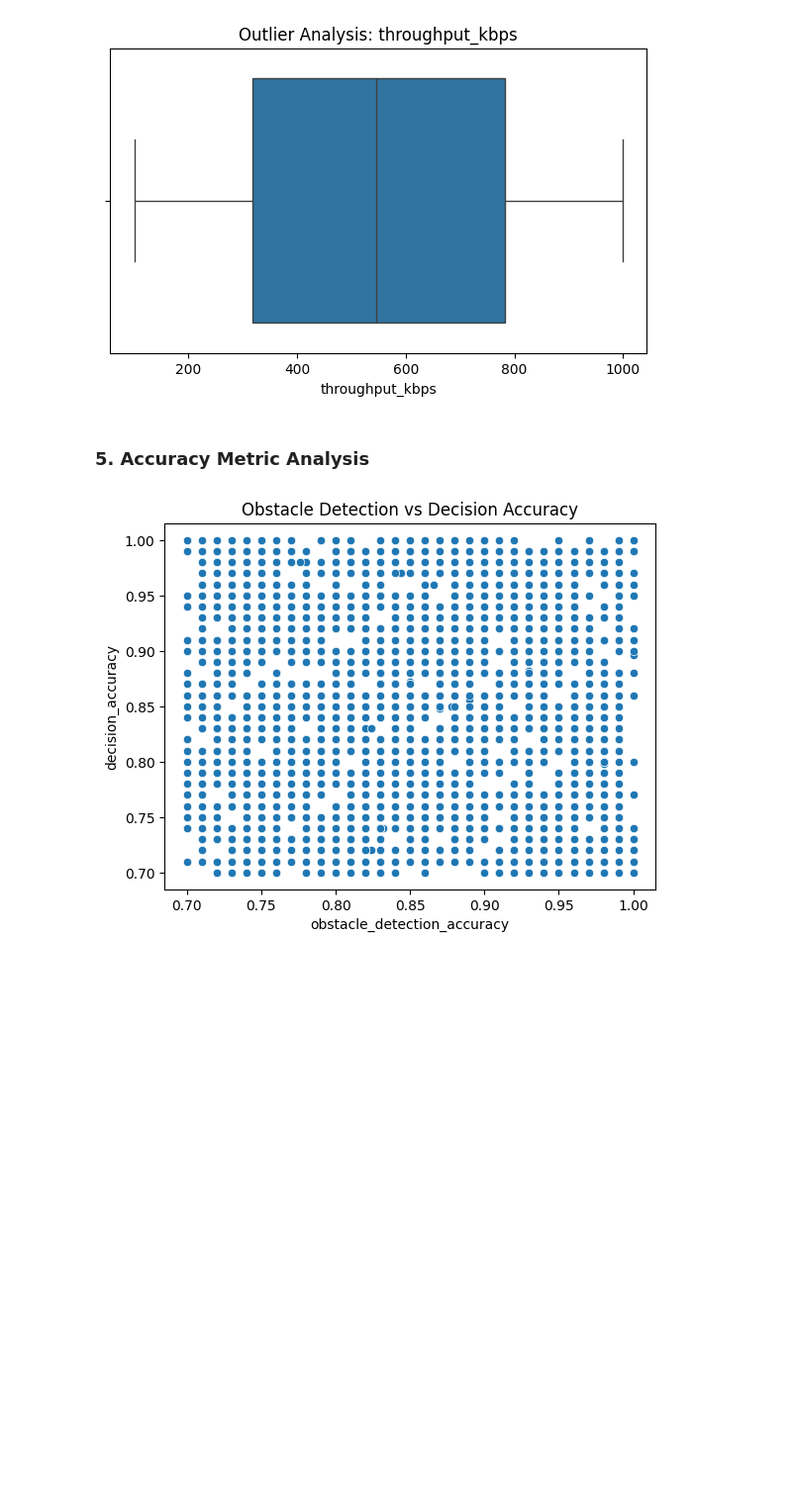
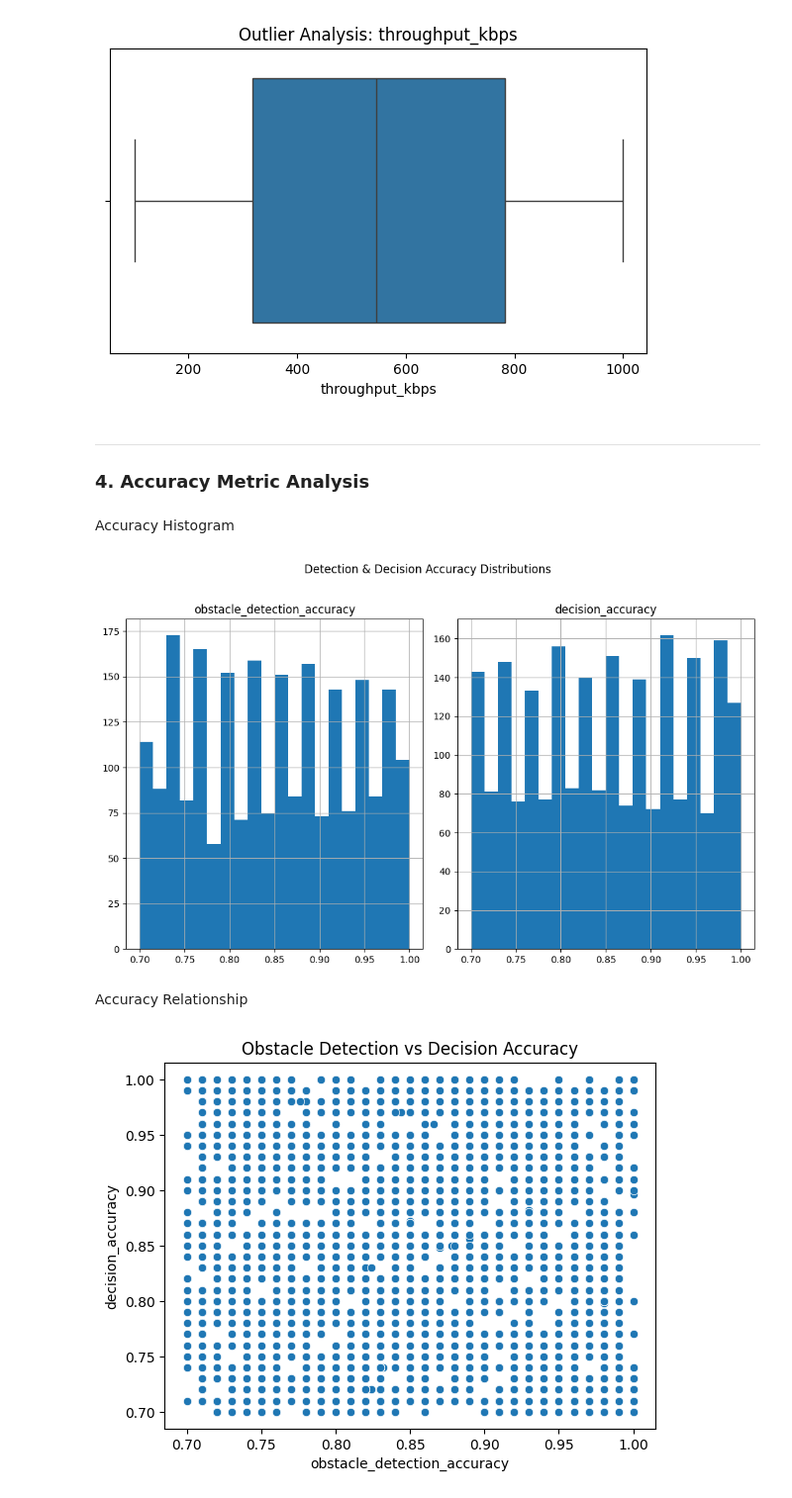
Before and after one commit to WarlockZul/Data-Analytics-Assignment-1, a Jupyter notebook: EDA Function Bukhari.ipynb, the cells around one changed output. Shown at 99% size. Drawn from its saved outputs; the diff is of its cells as text; code cells hidden in the pictures; blank space fills up the shorter version.

```diff
--- a/EDA Function Bukhari.ipynb
+++ b/EDA Function Bukhari.ipynb
@@ -83,7 +86,19 @@ for col in network_cols:
 [figure]
 [figure]
 # %% [markdown]
-### 5. Accuracy Metric Analysis
+_________________
+### 4. Accuracy Metric Analysis
+# %% [markdown]
+Accuracy Histogram
+# %%
+df[accuracy_cols].hist(figsize=(10, 6), bins=20)
+plt.suptitle("Detection & Decision Accuracy Distributions", y=1.02)
+plt.tight_layout()
+plt.show()
+# %% [output]
+[figure, added]
+# %% [markdown]
+Accuracy Relationship
 # %%
 sns.scatterplot(data=df, x="obstacle_detection_accuracy", y="decision_accuracy")
 plt.title("Obstacle Detection vs Decision Accuracy")
```
Also changed, not shown: parts of 17 cells of this notebook.
